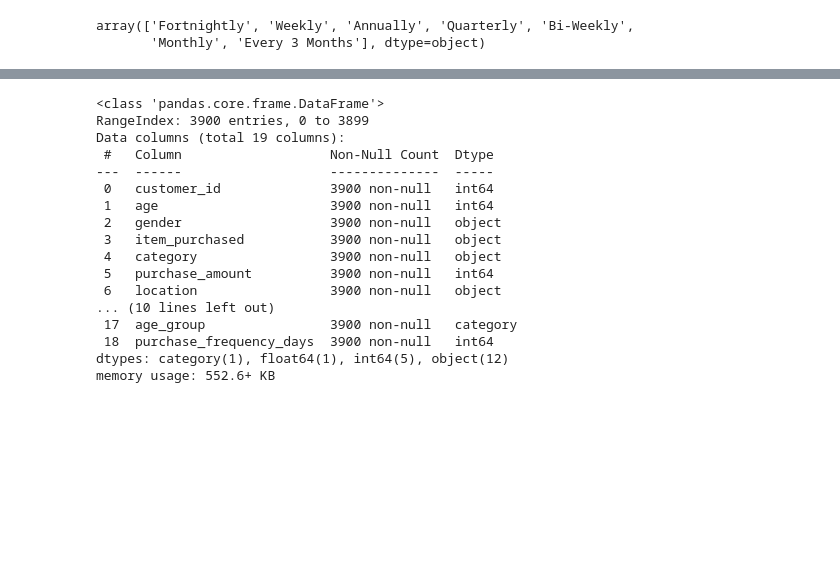
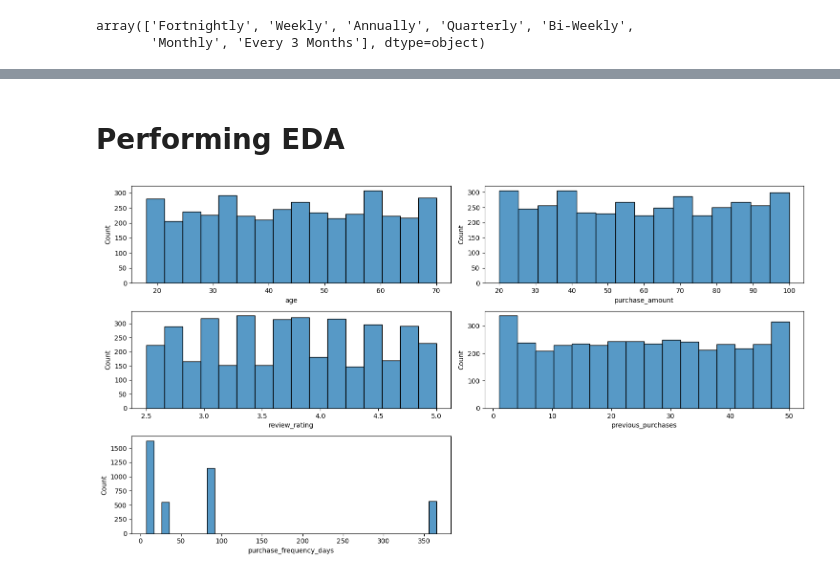
Before and after one commit to zingong7/Customer-Behavior-Analysis, a Jupyter notebook: Customer_behavior_analysis.ipynb, the cells around one changed output, grey strips where cells are left out. Saved outputs shown, nothing was run; the diff lists cells and outputs as text; code cells hidden in the pictures; blank space fills up the shorter version.

```diff
--- a/Customer_behavior_analysis.ipynb
+++ b/Customer_behavior_analysis.ipynb
@@ -155,20 +164,0 @@ df=df.drop("promo_code_used",axis=1)
-# %%
-df.info()
-# %% [output]
-<class 'pandas.core.frame.DataFrame'>
-RangeIndex: 3900 entries, 0 to 3899
-Data columns (total 19 columns):
- #   Column                   Non-Null Count  Dtype
----  ------                   --------------  -----
- 0   customer_id              3900 non-null   int64
- 1   age                      3900 non-null   int64
- 2   gender                   3900 non-null   object
- 3   item_purchased           3900 non-null   object
- 4   category                 3900 non-null   object
- 5   purchase_amount          3900 non-null   int64
- 6   location                 3900 non-null   object
-... (10 lines left out)
- 17  age_group                3900 non-null   category
- 18  purchase_frequency_days  3900 non-null   int64
-dtypes: category(1), float64(1), int64(5), object(12)
-memory usage: 552.6+ KB
@@ -176,0 +165,17 @@ memory usage: 552.6+ KB
+# %% [markdown]
+# Performing EDA
+# %%
+numeric_cols=df.select_dtypes(include=np.number).columns
+plt.figure(figsize=(15,8))
+plt.subplot(3,2,1)
+plt_index=1
+for i ,col in enumerate(numeric_cols):
+    if col == 'customer_id':
+        continue
+    plt.subplot(3,2,plt_index)
+    sns.histplot(x=df[col])
+    plt_index+=1
+plt.tight_layout()
+plt.show()
+# %% [output]
+[figure, added]
```
Also changed, not shown: parts of 20 cells of this notebook.
